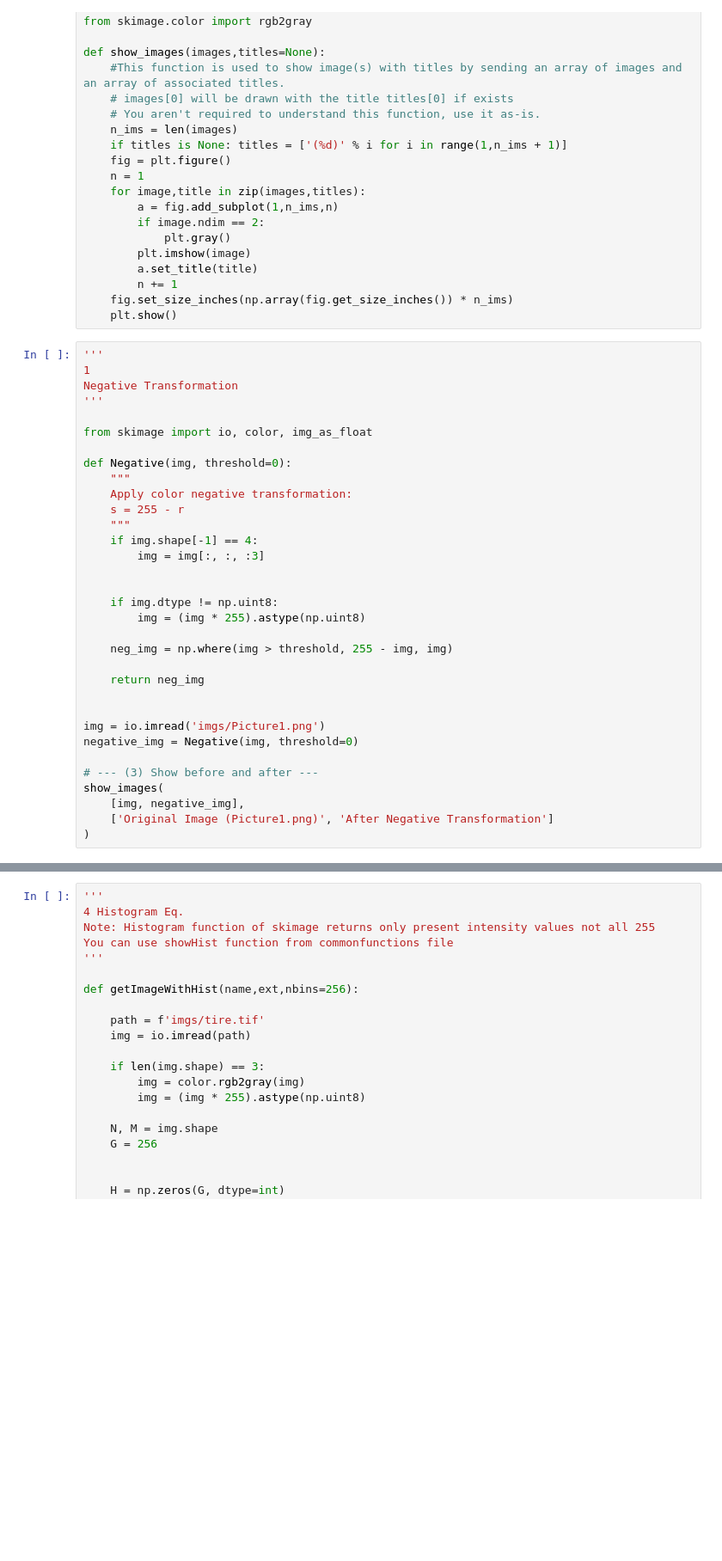
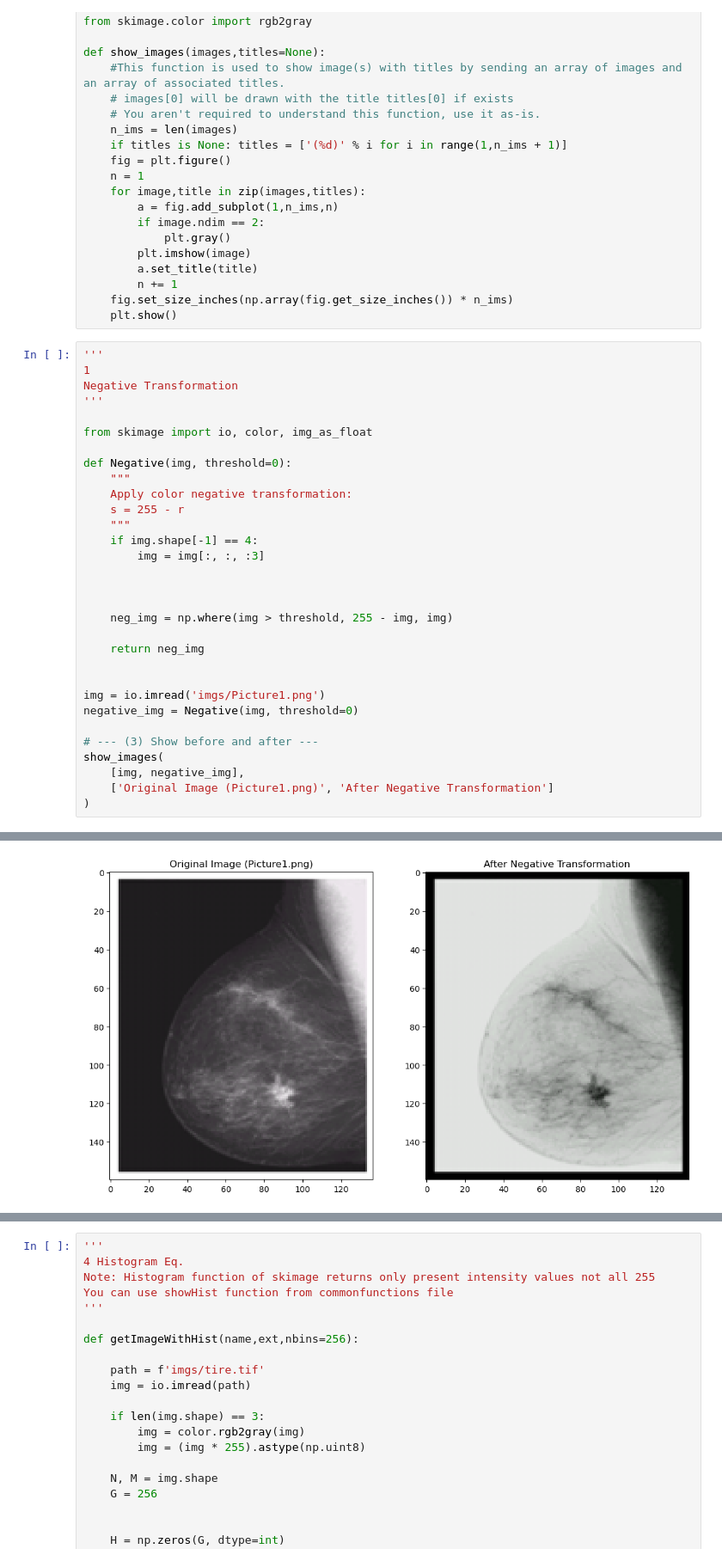
Before and after one commit to AlaaHaytham58/Image_Processing_Course, a Jupyter notebook: Lab 4/Lab 4/Lab4_STD.ipynb, the cells around one changed output, grey strips where cells are left out. Shown: that part at 86% size. Cells and saved outputs as stored; diff of their text form; blank space fills up the shorter version.

```diff
--- a/Lab 4/Lab 4/Lab4_STD.ipynb
+++ b/Lab 4/Lab 4/Lab4_STD.ipynb
@@ -41,35 +44,34 @@ def show_images(images,titles=None):
 Negative Transformation
 '''
 
 from skimage import io, color, img_as_float
 
 def Negative(img, threshold=0):
     """
     Apply color negative transformation:
     s = 255 - r
     """
     if img.shape[-1] == 4:
         img = img[:, :, :3]
 
 
-    if img.dtype != np.uint8:
-        img = (img * 255).astype(np.uint8)
 
     neg_img = np.where(img > threshold, 255 - img, img)
 
     return neg_img
 
 
 img = io.imread('imgs/Picture1.png')
 negative_img = Negative(img, threshold=0)
 
 # --- (3) Show before and after ---
 show_images(
     [img, negative_img],
     ['Original Image (Picture1.png)', 'After Negative Transformation']
 )
 # %% [output]
 [figure]
+[figure, added]
 # %%
 '''
 2
```
Also changed, not shown: parts of 3 cells of this notebook, 7 other files.
